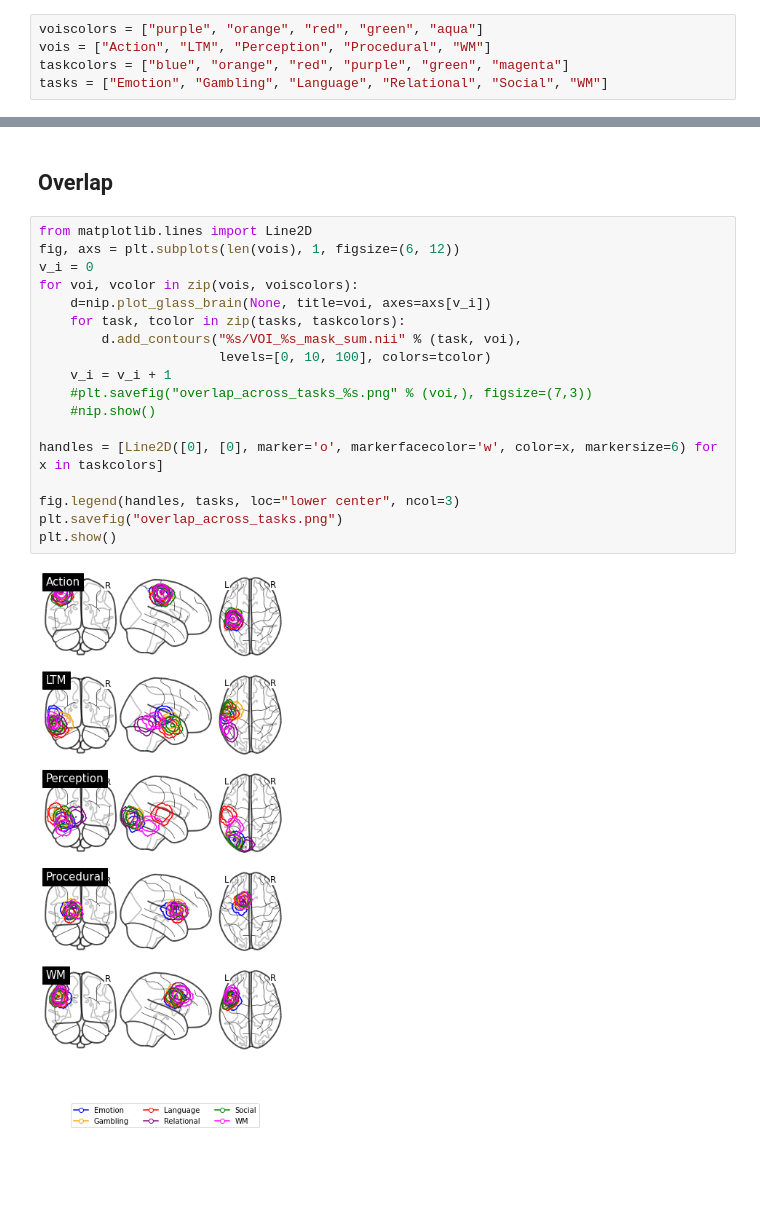
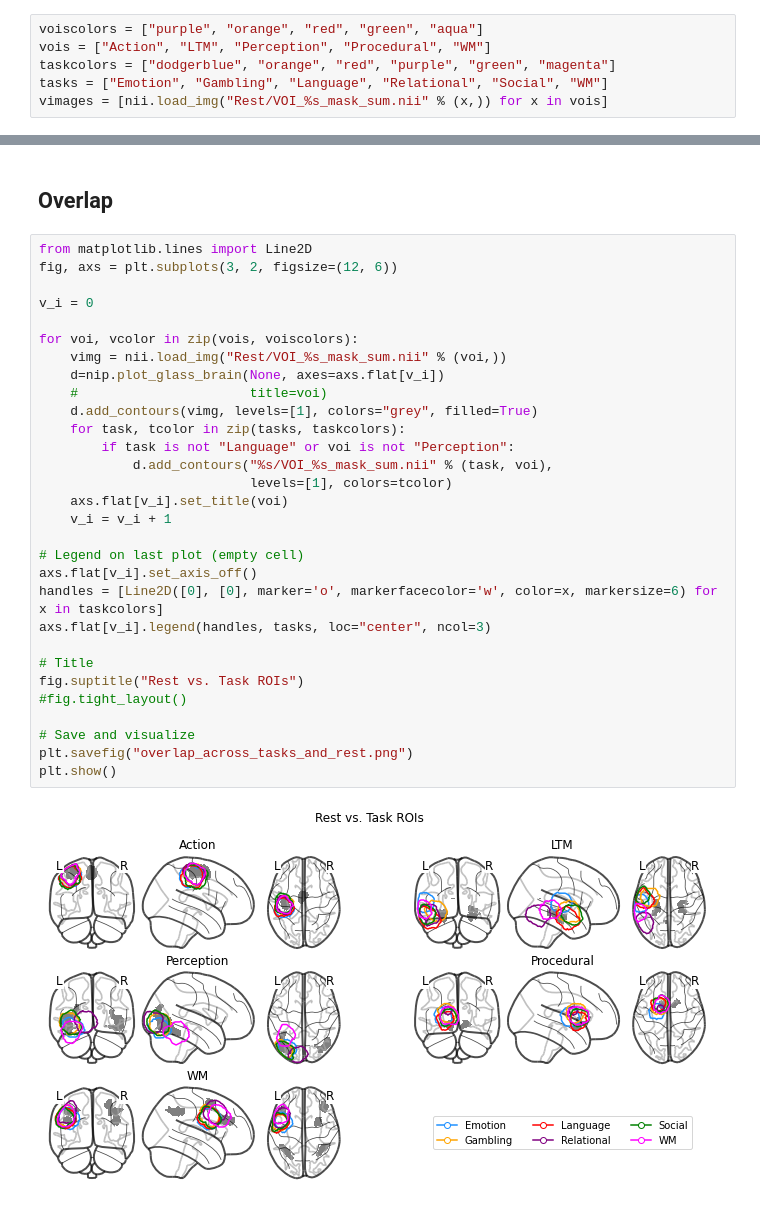
Before and after one commit to UWCCDL/CMC-DCM, a Jupyter notebook: tfMRI/vois/task_vois.ipynb, the cells around one changed output, grey strips where cells are left out. Cells and saved outputs as stored; diff of their text form; blank space fills up the shorter version.

Commit message:
Better version of ROI overlap between rest and task

```diff
--- a/tfMRI/vois/task_vois.ipynb
+++ b/tfMRI/vois/task_vois.ipynb
@@ -5,8 +5,9 @@ import matplotlib.pyplot as plt
 # %%
 voiscolors = ["purple", "orange", "red", "green", "aqua"]
 vois = ["Action", "LTM", "Perception", "Procedural", "WM"]
-taskcolors = ["blue", "orange", "red", "purple", "green", "magenta"]
+taskcolors = ["dodgerblue", "orange", "red", "purple", "green", "magenta"]
 tasks = ["Emotion", "Gambling", "Language", "Relational", "Social", "WM"]
+vimages = [nii.load_img("Rest/VOI_%s_mask_sum.nii" % (x,)) for x in vois]
 # %% [markdown]
 ## Independent Visualization
 # %%
@@ -30,21 +31,33 @@ plt.show()
 ## Overlap
 # %%
 from matplotlib.lines import Line2D
-fig, axs = plt.subplots(len(vois), 1, figsize=(6, 12))
+fig, axs = plt.subplots(3, 2, figsize=(12, 6))
+
 v_i = 0
+
 for voi, vcolor in zip(vois, voiscolors):
-    d=nip.plot_glass_brain(None, title=voi, axes=axs[v_i])
+    vimg = nii.load_img("Rest/VOI_%s_mask_sum.nii" % (voi,))
+    d=nip.plot_glass_brain(None, axes=axs.flat[v_i])
+    #                      title=voi)
+    d.add_contours(vimg, levels=[1], colors="grey", filled=True)
     for task, tcolor in zip(tasks, taskcolors):
-        d.add_contours("%s/VOI_%s_mask_sum.nii" % (task, voi),
-                       levels=[0, 10, 100], colors=tcolor)
+        if task is not "Language" or voi is not "Perception":
+            d.add_contours("%s/VOI_%s_mask_sum.nii" % (task, voi),
+                           levels=[1], colors=tcolor)
+    axs.flat[v_i].set_title(voi)
     v_i = v_i + 1
-    #plt.savefig("overlap_across_tasks_%s.png" % (voi,), figsize=(7,3))
-    #nip.show()
 
+# Legend on last plot (empty cell)
+axs.flat[v_i].set_axis_off()
 handles = [Line2D([0], [0], marker='o', markerfacecolor='w', color=x, markersize=6) for x in taskcolors]
+axs.flat[v_i].legend(handles, tasks, loc="center", ncol=3)
 
-fig.legend(handles, tasks, loc="lower center", ncol=3)
-plt.savefig("overlap_across_tasks.png")
+# Title
+fig.suptitle("Rest vs. Task ROIs")
+#fig.tight_layout()
+
+# Save and visualize
+plt.savefig("overlap_across_tasks_and_rest.png")
 plt.show()
 # %% [output]
-[figure, old version]
+[figure, new version]
```
Also changed, not shown: 2 other files.
